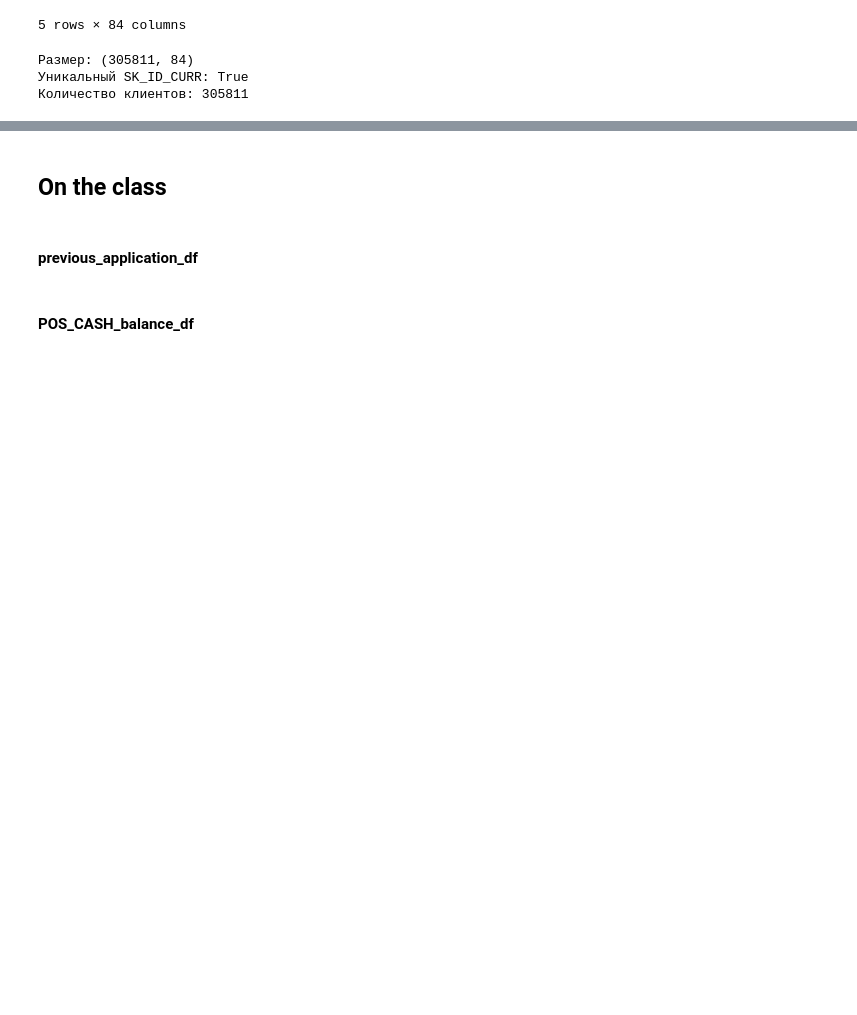
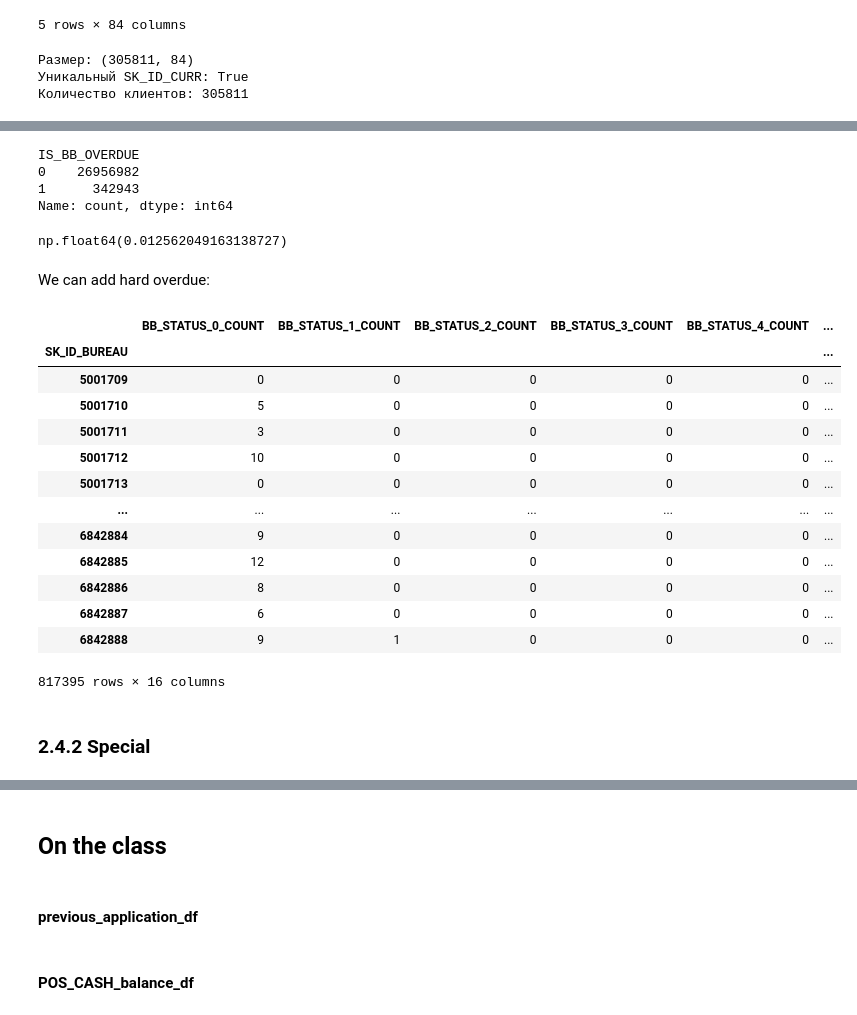
Before and after one commit to USL99/home-credit-default-risk, a Jupyter notebook: notebooks/03_feature_engineering.ipynb, the cells around one changed output, grey strips where cells are left out. Cells and saved outputs as stored; diff of their text form; code cells hidden in the pictures; blank space fills up the shorter version.

Commit message:
Fix 03_ bureau_features

```diff
--- a/notebooks/03_feature_engineering.ipynb
+++ b/notebooks/03_feature_engineering.ipynb
@@ -511,5 +511,5 @@ print("Количество клиентов:", bureau_features.shape[0])
 # %%
-bureau_balance_df = pd.read_csv(path_to_data+"bureau_balance.csv")
+#bureau_balance_df = pd.read_csv(path_to_data+"bureau_balance.csv")
 # %%
 bureau_balance_df.info(show_counts=True)
 bureau_balance_df.shape
@@ -527,0 +566,37 @@ print("\nNUMERICAL:", numerical_cols_bureau_balance_df)
+# %%
+bureau_balance_df["IS_BB_OVERDUE"] = bureau_balance_df["STATUS"].isin(["1", "2", "3", "4", "5"]).astype(int)
+# %%
+bureau_balance_df["IS_BB_OVERDUE"].value_counts()
+# %% [output]
+IS_BB_OVERDUE
+0    26956982
+1      342943
+Name: count, dtype: int64
+# %%
+bureau_balance_df["IS_BB_OVERDUE"].mean()
+# %% [output]
+np.float64(0.012562049163138727)
+# %% [markdown]
+We can add hard overdue:
+# %%
+bureau_balance_df["IS_BB_SEVERE_OVERDUE"] = bureau_balance_df["STATUS"].isin(["3", "4", "5"]).astype(int)
+# %%
+bureau_balance_cat = make_categorical_features(bureau_balance_df, "SK_ID_BUREAU", categorical_cols_bureau_balance_df, "BB")
+bureau_balance_cat
+# %% [output]
+|  | BB_STATUS_0_COUNT | BB_STATUS_1_COUNT | BB_STATUS_2_COUNT | BB_STATUS_3_COUNT | BB_STATUS_4_COUNT | ... |
+| SK_ID_BUREAU |  |  |  |  |  | ... |
+| 5001709 | 0 | 0 | 0 | 0 | 0 | ... |
+| 5001710 | 5 | 0 | 0 | 0 | 0 | ... |
+| 5001711 | 3 | 0 | 0 | 0 | 0 | ... |
+| 5001712 | 10 | 0 | 0 | 0 | 0 | ... |
+| 5001713 | 0 | 0 | 0 | 0 | 0 | ... |
+| ... | ... | ... | ... | ... | ... | ... |
+| 6842884 | 9 | 0 | 0 | 0 | 0 | ... |
+| 6842885 | 12 | 0 | 0 | 0 | 0 | ... |
+| 6842886 | 8 | 0 | 0 | 0 | 0 | ... |
+| 6842887 | 6 | 0 | 0 | 0 | 0 | ... |
+| 6842888 | 9 | 1 | 0 | 0 | 0 | ... |
+817395 rows × 16 columns
+# %% [markdown]
+### 2.4.2 Special
```
Also changed, not shown: parts of 19 cells of this notebook.
